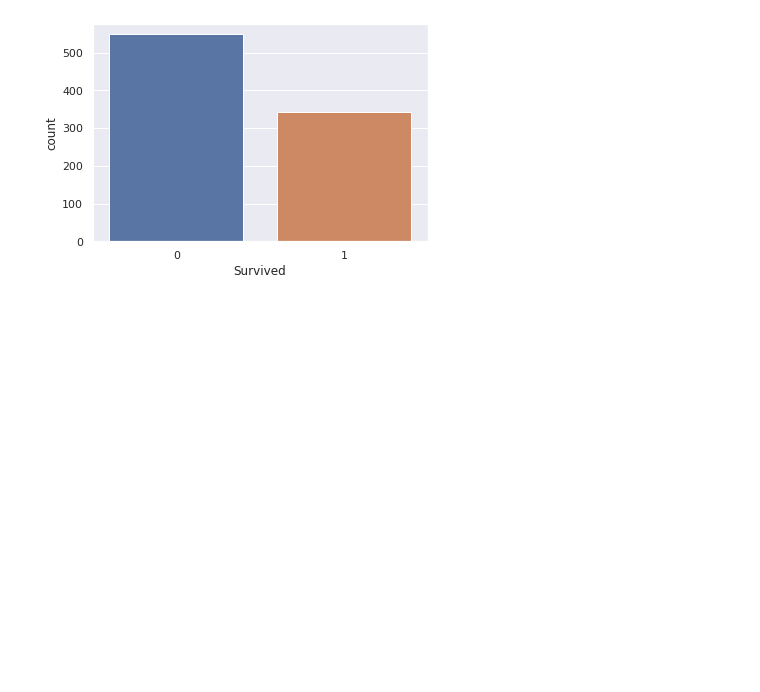
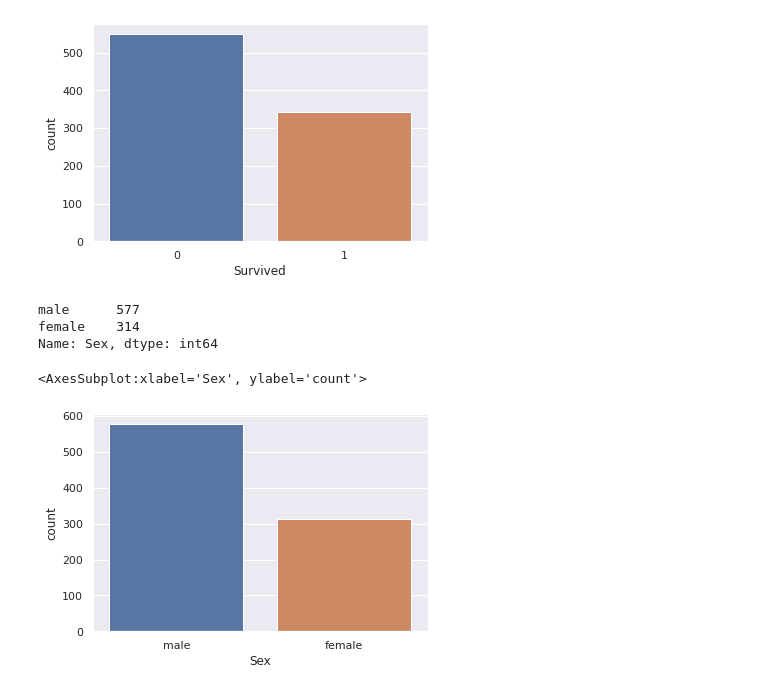
Before and after one commit to Haroon-Zafar/Titanic-Dataset-Competition, a Jupyter notebook: titanic-dataset-competition.ipynb, the cells around one changed output. Saved outputs shown, nothing was run; the diff lists cells and outputs as text; code cells hidden in the pictures; blank space fills up the shorter version.

Commit message:
Data Visualization: Survived a/c Gender wise

```diff
--- a/titanic-dataset-competition.ipynb
+++ b/titanic-dataset-competition.ipynb
@@ -207,3 +207,16 @@ sns.countplot("Survived", data = titanicData)
 # %% [output]
 <AxesSubplot:xlabel='Survived', ylabel='count'>
 [figure]
+# %%
+titanicData['Sex'].value_counts()
+# %% [output]
+male      577
+female    314
+Name: Sex, dtype: int64
+# %%
+# Making a Count Plot for "Sex" Column
+
+sns.countplot("Sex", data = titanicData)
+# %% [output]
+<AxesSubplot:xlabel='Sex', ylabel='count'>
+[figure, added]
```
Also changed, not shown: parts of 2 cells of this notebook.
